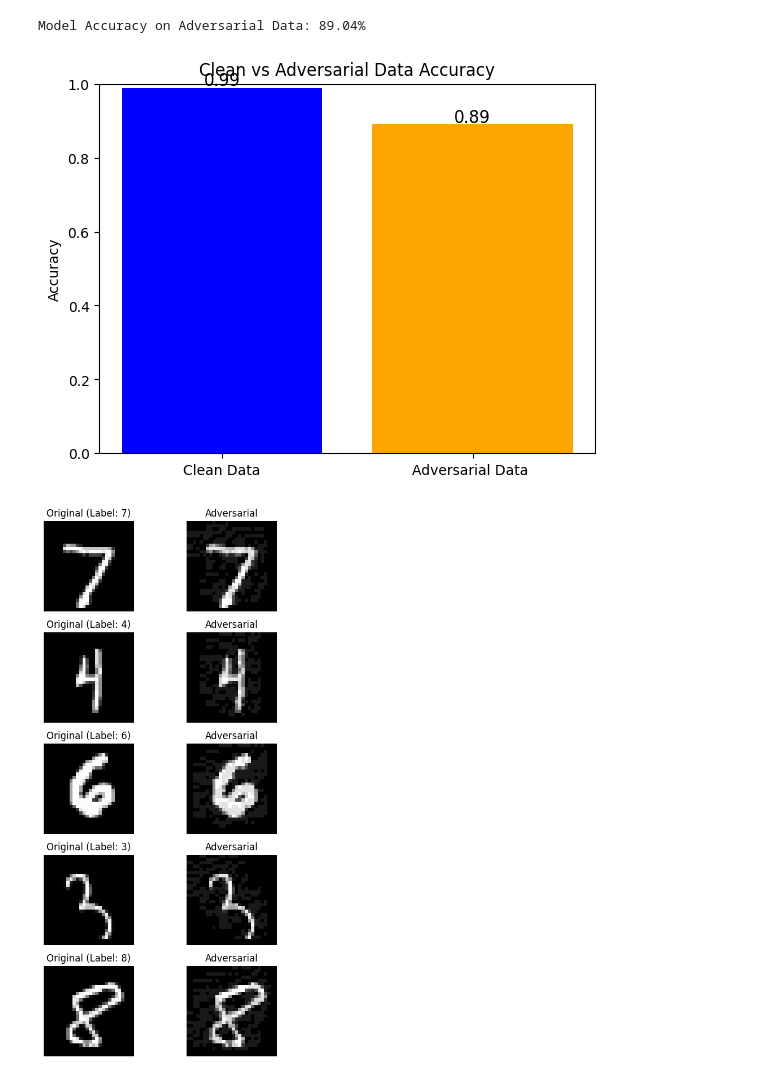
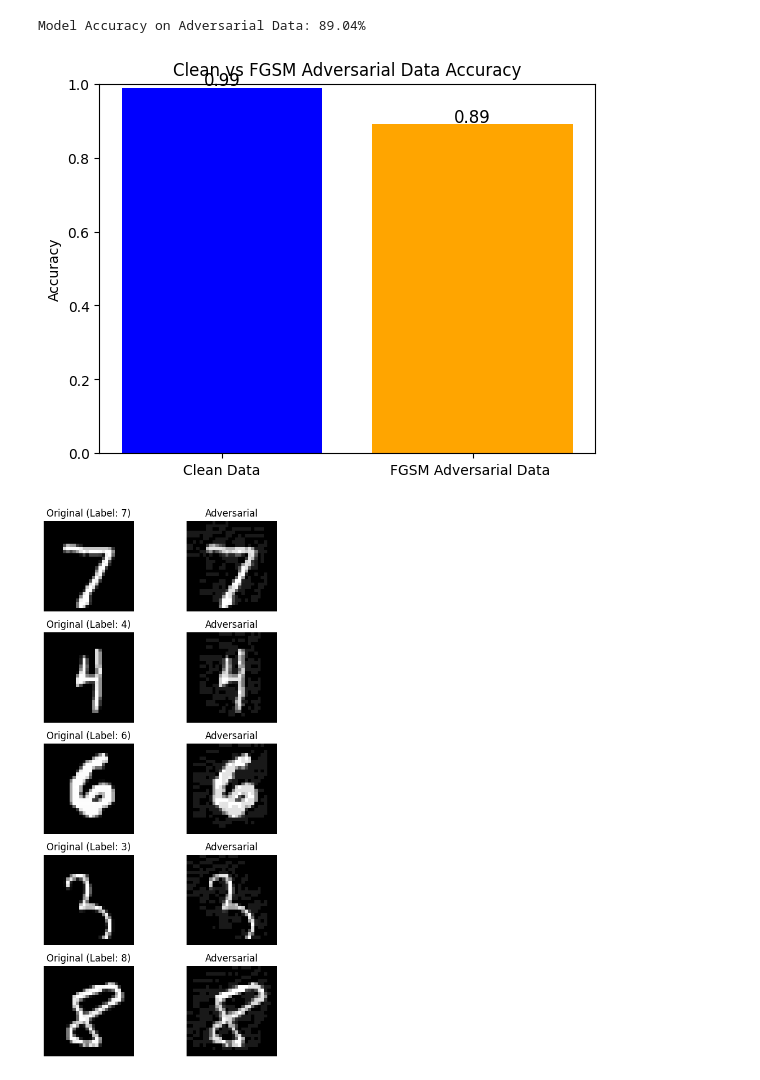
Before and after one commit to Philewj/CS-695-CNN-Implementation-MNIST, a Jupyter notebook: CS_695_Lab1_Excercise_CNN_MNIST.ipynb, the cells around one changed output. Drawn from its saved outputs; the diff is of its cells as text; code cells hidden in the pictures.

```diff
--- a/CS_695_Lab1_Excercise_CNN_MNIST.ipynb
+++ b/CS_695_Lab1_Excercise_CNN_MNIST.ipynb
@@ -437,23 +437,23 @@ clean_data_accuracy = test_accuracies[9]
 adv_data_accuracy = adv_data_accuracy[0]
 # %%
 # Compare Clean Data and Adversarial Data Accuracy
-categories = ['Clean Data', 'Adversarial Data ']
+categories = ['Clean Data', 'FGSM Adversarial Data ']
 values = [clean_data_accuracy, adv_data_accuracy]
 
 # Plot the bar chart
 plt.bar(categories, values, color=['blue', 'orange'])
 
 # Add labels and title
 plt.ylabel('Accuracy')
-plt.title('Clean vs Adversarial Data Accuracy')
+plt.title('Clean vs FGSM Adversarial Data Accuracy')
 
 # Display values on top of bars
 for i, v in enumerate(values):
     plt.text(i, v + 0.005, f"{v:.2f}", ha='center', fontsize=12)
 
 # Show the plot
 plt.ylim(0, 1)  # Set y-axis limit from 0 to 1 for better visualization
 plt.show()
 # %% [output]
-[figure, old version]
+[figure, new version]
 # %%
```
Also changed, not shown: parts of 13 cells of this notebook.
